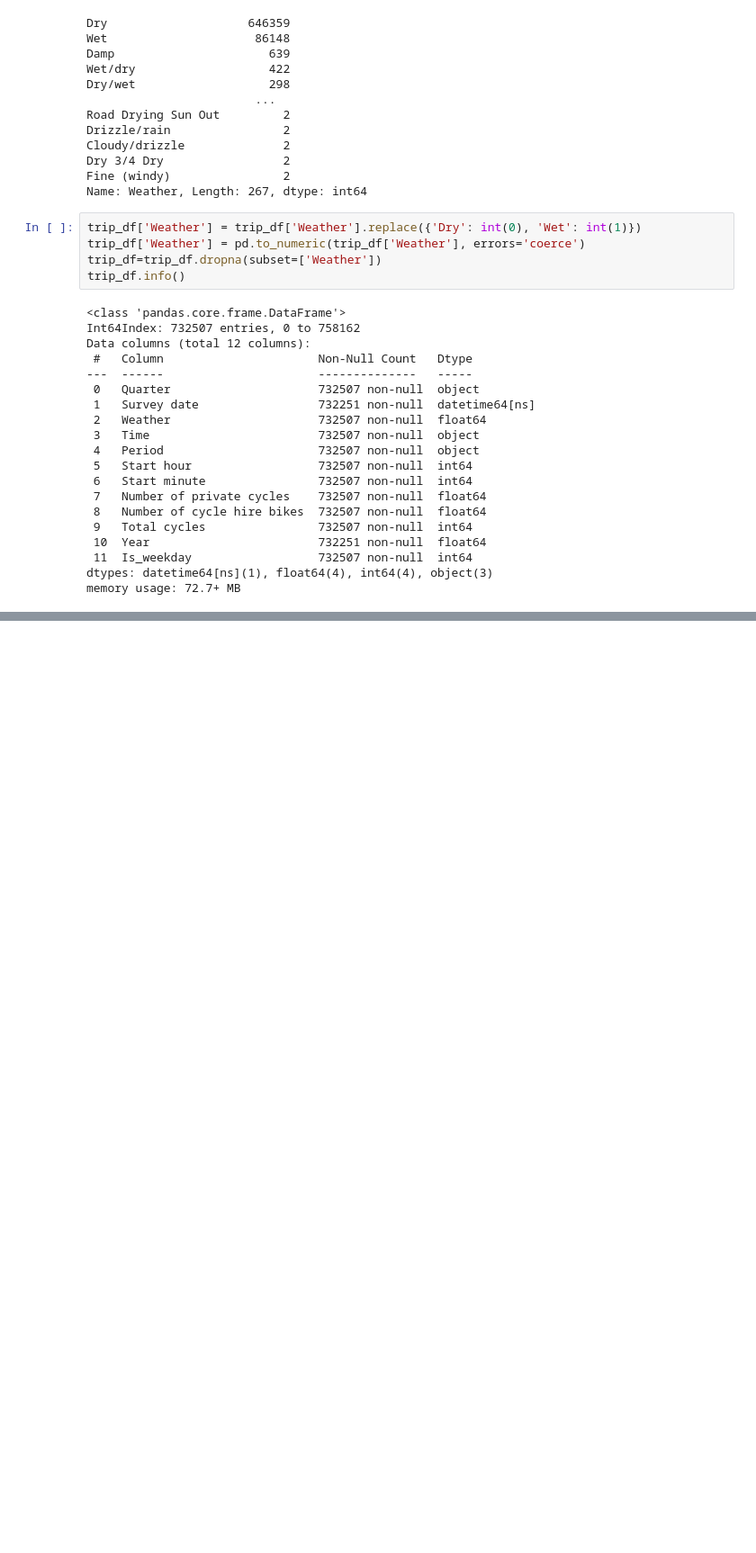
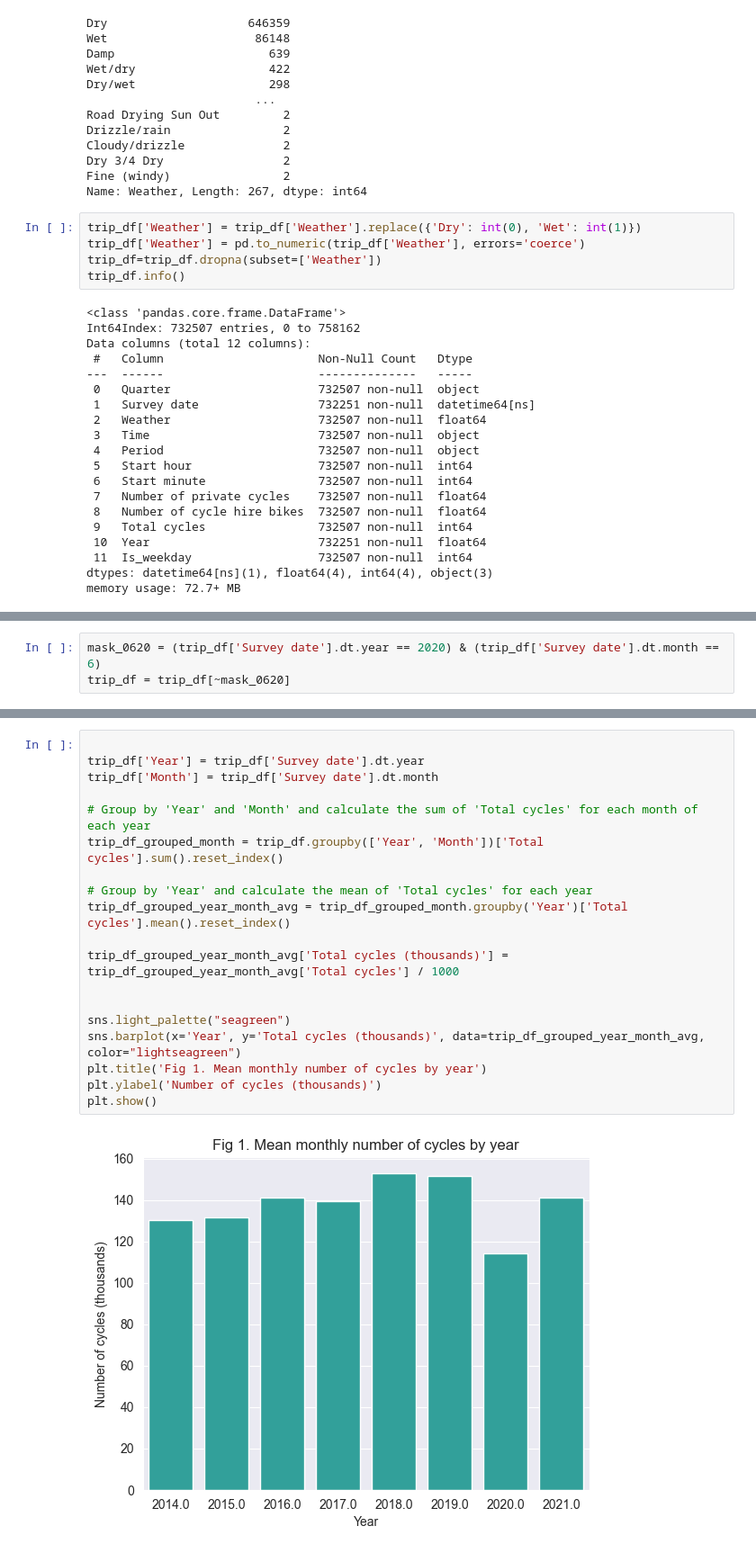
Before and after one commit to stepons/PostWorkings, a Jupyter notebook: Cycling in weather/Cycling in weather.ipynb, the cells around one changed output, grey strips where cells are left out. Shown at 90% size. Saved outputs shown, nothing was run; the diff lists cells and outputs as text; blank space fills up the shorter version.

```diff
--- a/Cycling in weather/Cycling in weather.ipynb
+++ b/Cycling in weather/Cycling in weather.ipynb
@@ -308,0 +165,3 @@ I will ignore values below -2 and above 20 degrees due to sample sizes. This ind
+# %%
+mask_0620 = (trip_df['Survey date'].dt.year == 2020) & (trip_df['Survey date'].dt.month == 6)
+trip_df = trip_df[~mask_0620]
@@ -308,0 +174,21 @@ I will ignore values below -2 and above 20 degrees due to sample sizes. This ind
+# %%
+
+trip_df['Year'] = trip_df['Survey date'].dt.year
+trip_df['Month'] = trip_df['Survey date'].dt.month
+
+# Group by 'Year' and 'Month' and calculate the sum of 'Total cycles' for each month of each year
+trip_df_grouped_month = trip_df.groupby(['Year', 'Month'])['Total cycles'].sum().reset_index()
+
+# Group by 'Year' and calculate the mean of 'Total cycles' for each year
+trip_df_grouped_year_month_avg = trip_df_grouped_month.groupby('Year')['Total cycles'].mean().reset_index()
+
+trip_df_grouped_year_month_avg['Total cycles (thousands)'] = trip_df_grouped_year_month_avg['Total cycles'] / 1000
+
+
+sns.light_palette("seagreen")
+sns.barplot(x='Year', y='Total cycles (thousands)', data=trip_df_grouped_year_month_avg, color="lightseagreen")
+plt.title('Fig 1. Mean monthly number of cycles by year')
+plt.ylabel('Number of cycles (thousands)')
+plt.show()
+# %% [output]
+[figure, added]
```
Also changed, not shown: parts of 87 cells of this notebook, 2 other files.
